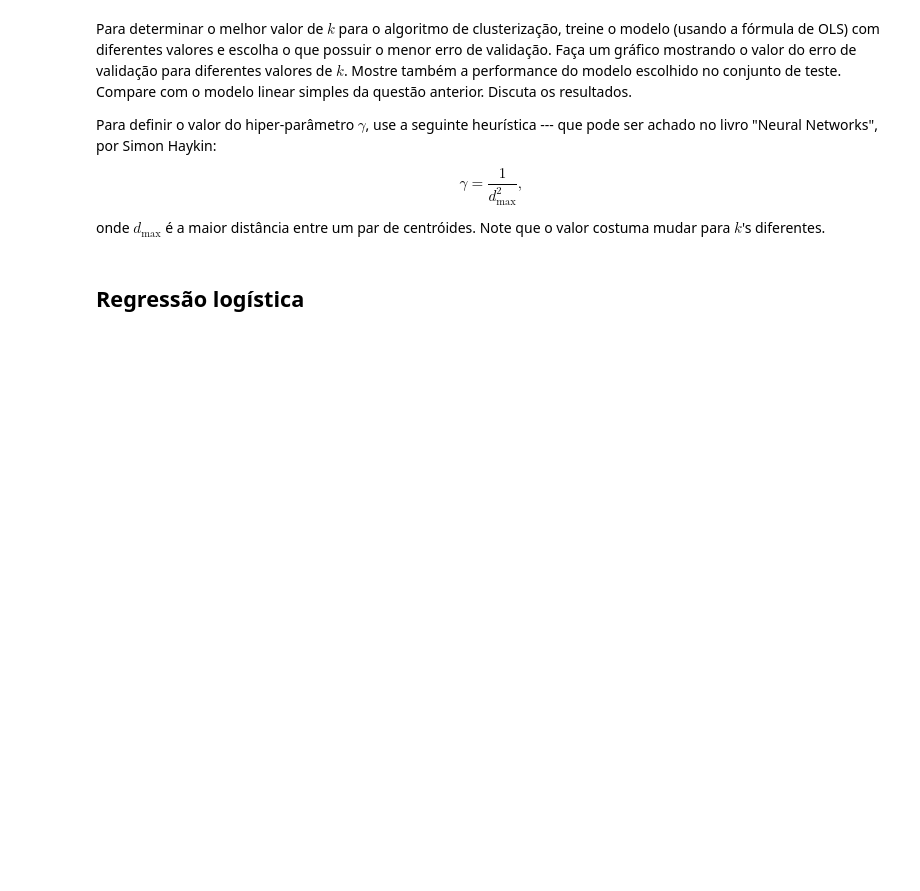
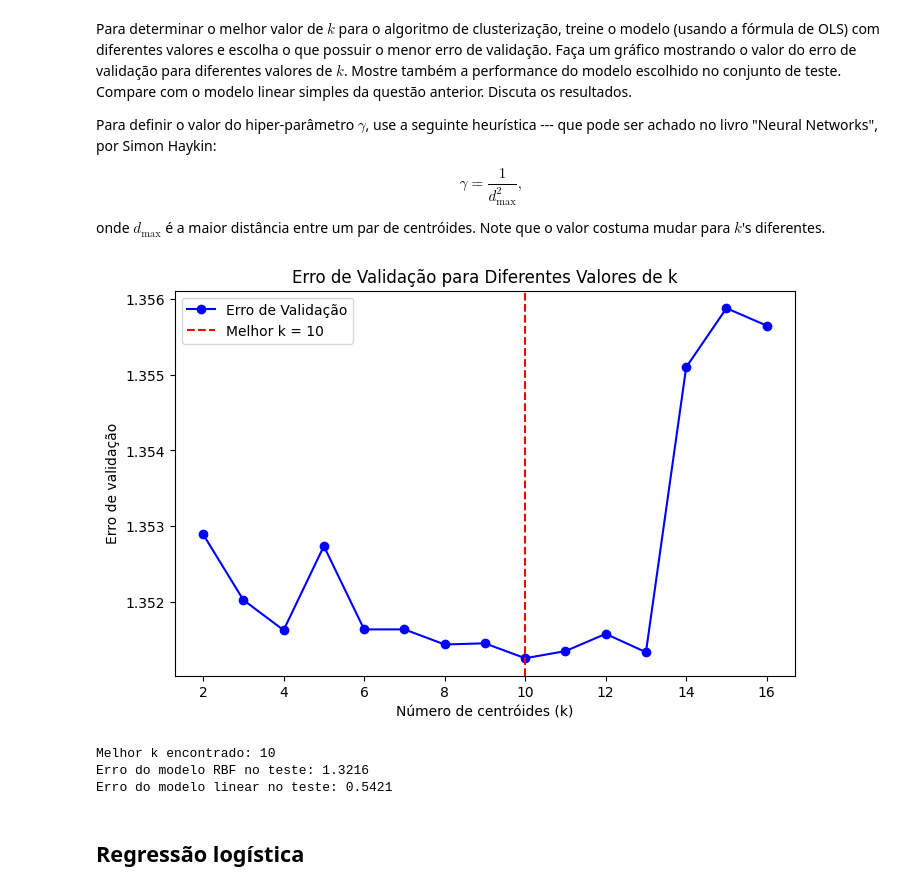
Before and after one commit to gtironi/MachineLearning, a Jupyter notebook: machinelearning.fgv/T1.ipynb, the cells around one changed output. Drawn from its saved outputs; the diff is of its cells as text; code cells hidden in the pictures; blank space fills up the shorter version.

```diff
--- a/machinelearning.fgv/T1.ipynb
+++ b/machinelearning.fgv/T1.ipynb
@@ -475,3 +524,31 @@ onde $d_\text{max}$ é a maior distância entre um par de centróides. Note que
+# %%
+# Escolher valores de k para testar
+k_values = np.arange(2, 17)
+errors, models = train_rbf_network(features_train, labels_train, features_validation, labels_validation, k_values)
+
+# Selecionar melhor k
+best_k = k_values[np.argmin(errors)]
+
+test_error, y_pred_test = evaluate_best_model(features_test, labels_test, best_k, models)
+
+# Plotando erro de validação para diferentes valores de k
+plt.figure(figsize=(8, 5))
+plt.plot(k_values, errors, marker='o', linestyle='-', color='b', label='Erro de Validação')
+plt.axvline(best_k, color='r', linestyle='--', label=f'Melhor k = {best_k}')
+plt.xlabel('Número de centróides (k)')
+plt.ylabel('Erro de validação')
+plt.legend()
+plt.title('Erro de Validação para Diferentes Valores de k')
+plt.show()
+
+print(f"Melhor k encontrado: {best_k}")
+print(f"Erro do modelo RBF no teste: {test_error:.4f}")
+print(f"Erro do modelo linear no teste: {mse_test_ols:.4f}")
+# %% [output]
+[figure, added]
+Melhor k encontrado: 10
+Erro do modelo RBF no teste: 1.3216
+Erro do modelo linear no teste: 0.5421
 # %% [markdown]
 ## Regressão logística
 # %% [markdown]
```
Also changed, not shown: parts of 4 cells of this notebook.
